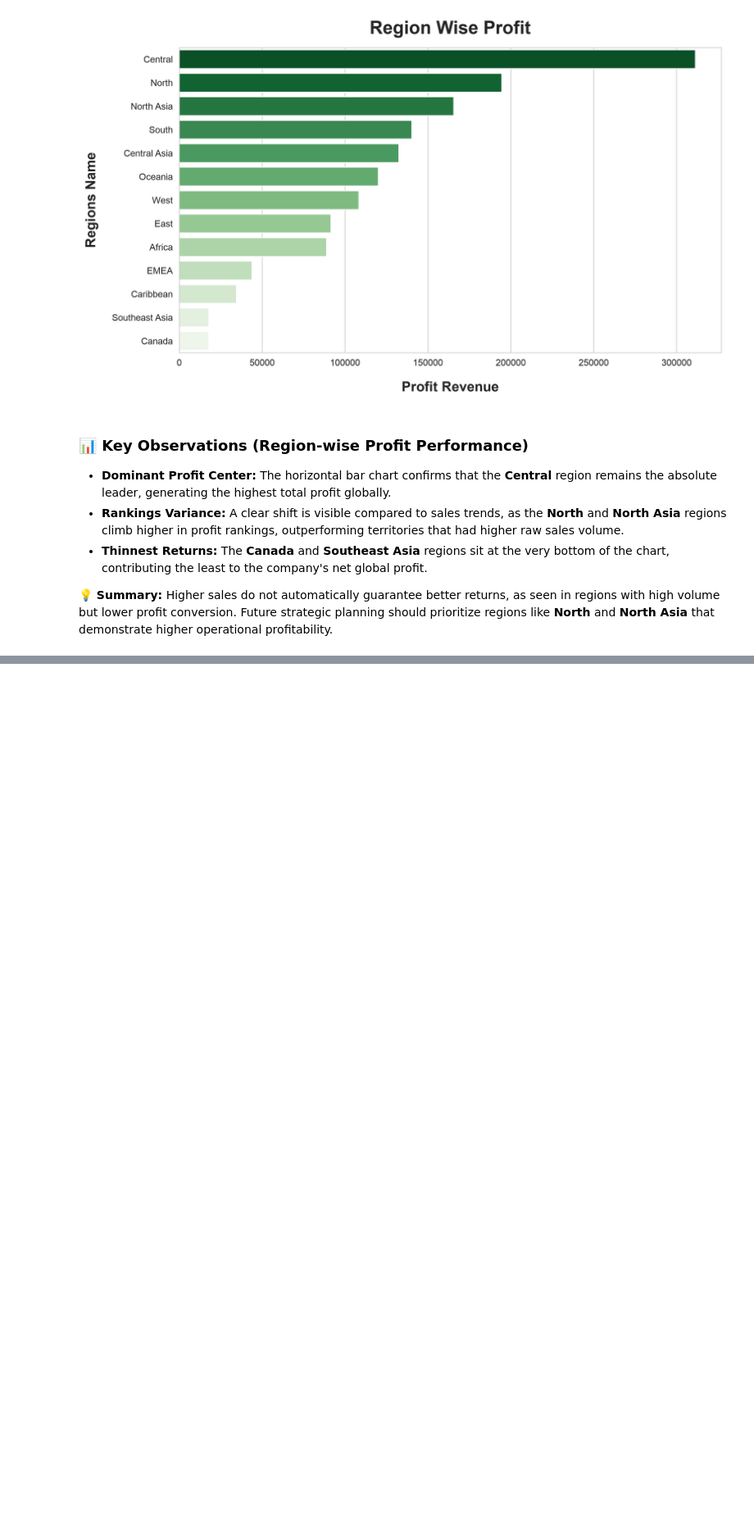
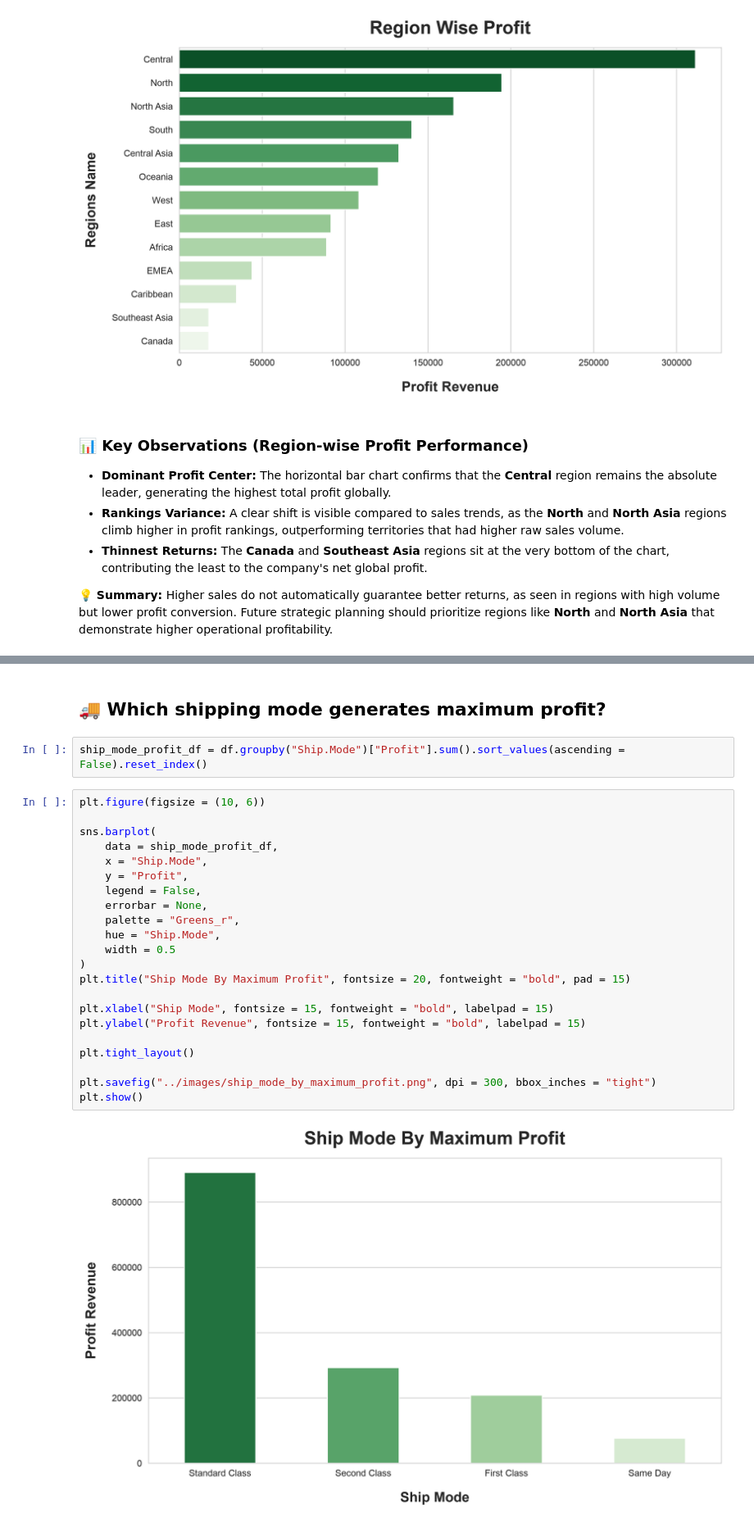
Before and after one commit to Pratyush-Guleria/data-analysis-projects, a Jupyter notebook: project-02-retail-sales-analysis/notebook/01_eda.ipynb, the cells around one changed output, grey strips where cells are left out. Shown at 82% size. Drawn from its saved outputs; the diff is of its cells as text; blank space fills up the shorter version.

```diff
--- a/project-02-retail-sales-analysis/notebook/01_eda.ipynb
+++ b/project-02-retail-sales-analysis/notebook/01_eda.ipynb
@@ -681,0 +718,28 @@ plt.show()
+# %% [markdown]
+## 🚚 Which shipping mode generates maximum profit?
+# %%
+ship_mode_profit_df = df.groupby("Ship.Mode")["Profit"].sum().sort_values(ascending = False).reset_index()
+# %%
+plt.figure(figsize = (10, 6))
+
+sns.barplot(
+    data = ship_mode_profit_df,
+    x = "Ship.Mode",
+    y = "Profit",
+    legend = False,
+    errorbar = None,
+    palette = "Greens_r",
+    hue = "Ship.Mode",
+    width = 0.5
+)
+plt.title("Ship Mode By Maximum Profit", fontsize = 20, fontweight = "bold", pad = 15)
+
+plt.xlabel("Ship Mode", fontsize = 15, fontweight = "bold", labelpad = 15)
+plt.ylabel("Profit Revenue", fontsize = 15, fontweight = "bold", labelpad = 15)
+
+plt.tight_layout()
+
+plt.savefig("../images/ship_mode_by_maximum_profit.png", dpi = 300, bbox_inches = "tight")
+plt.show()
+# %% [output]
+[figure, added]
```
Also changed, not shown: parts of 6 cells of this notebook.
